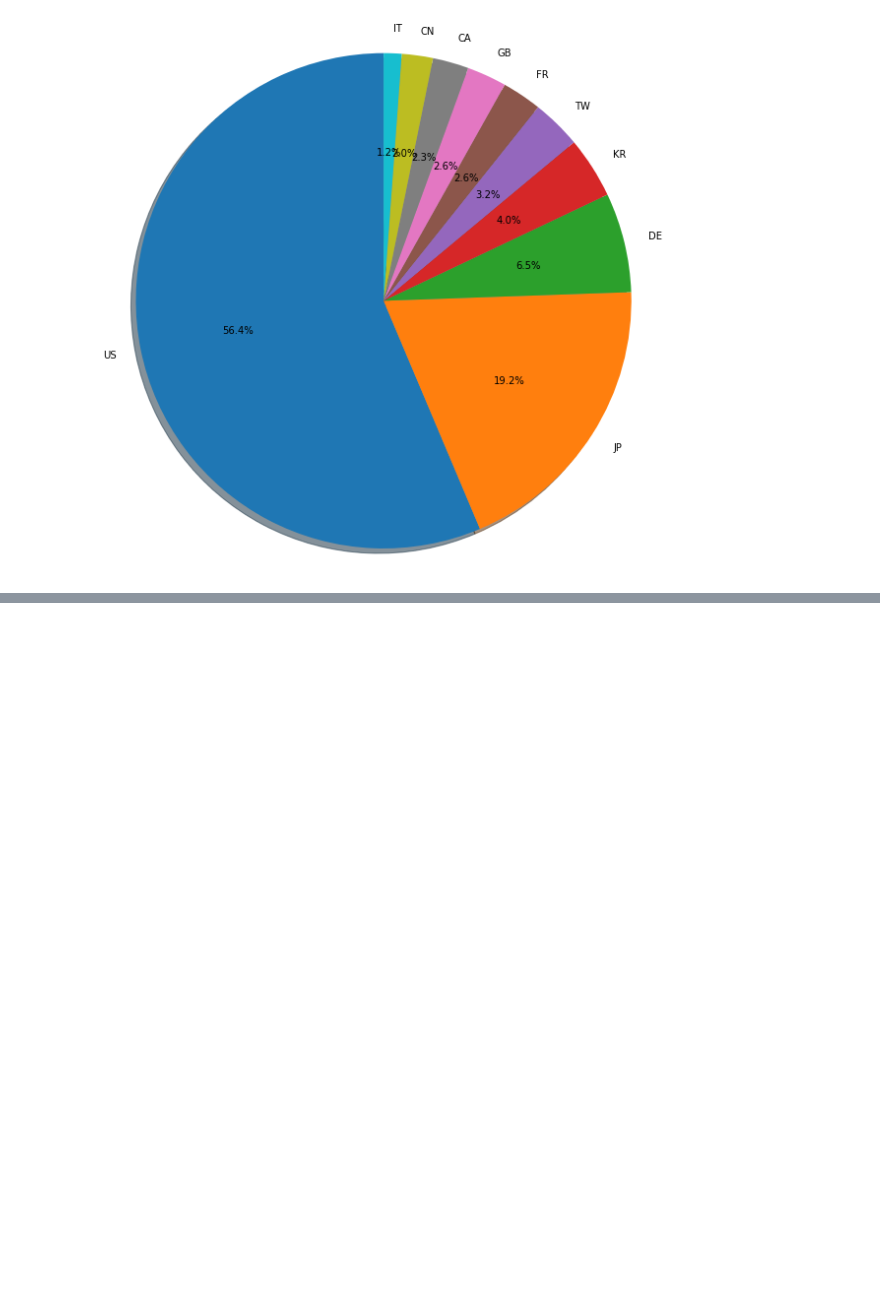
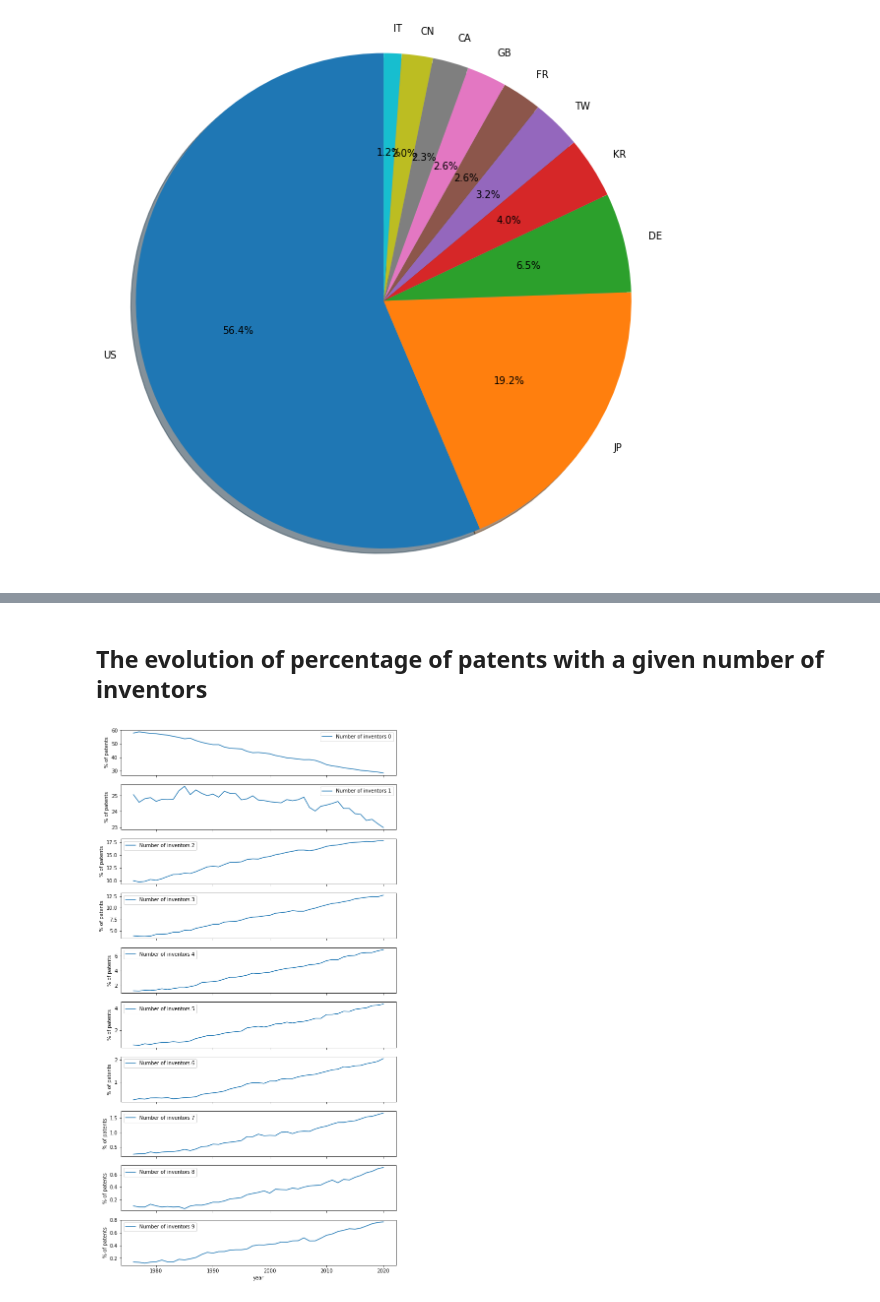
Before and after one commit to boreshkinai/patent-analysis, a Jupyter notebook: PatentsSandbox.ipynb, the cells around one changed output, grey strips where cells are left out. Drawn from its saved outputs; the diff is of its cells as text; code cells hidden in the pictures; blank space fills up the shorter version.

```diff
--- a/PatentsSandbox.ipynb
+++ b/PatentsSandbox.ipynb
@@ -179,0 +245,21 @@ plt.show()
+# %% [markdown]
+## The evolution of percentage of patents with a given number of inventors
+# %%
+inventor_counts_time = ddf.groupby(['number']).agg({'date': 'first', 'inventor_id': 'count'}).compute()
+inventor_counts_time['year'] = inventor_counts_time['date'].dt.year
+inventor_counts_time = pd.DataFrame(
+    inventor_counts_time.groupby('year')['inventor_id'].value_counts(normalize=True))
+
+inventor_counts_time = inventor_counts_time.rename(columns={'inventor_id': 'count'}).reset_index()
+inventor_counts_time = inventor_counts_time.rename(columns={'inventor_id': 'inventors'})
+inventor_counts_time = inventor_counts_time.groupby(['inventors', 'year']).agg({'count': 'first'})
+# %%
+fig, axes = plt.subplots(10, 1, figsize=(10, 20), sharex=True, sharey=False)
+
+for i, inventors in enumerate(range(1, 11)):
+    (100*inventor_counts_time.loc[inventors] ).plot(ax=axes[i])
+    axes[i].legend([f"Number of inventors {i}"])
+    axes[i].set_ylabel("% of patents")
+    axes[i].set_xlabel("year")
+# %% [output]
+[figure, added]
```
Also changed, not shown: parts of 9 cells of this notebook.
